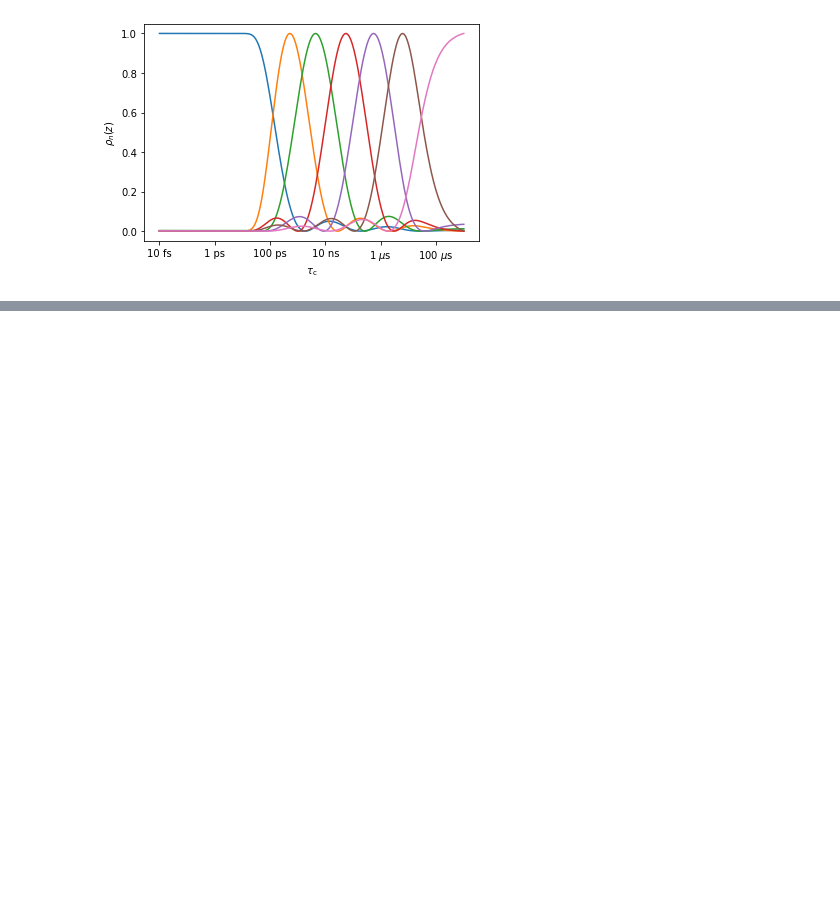
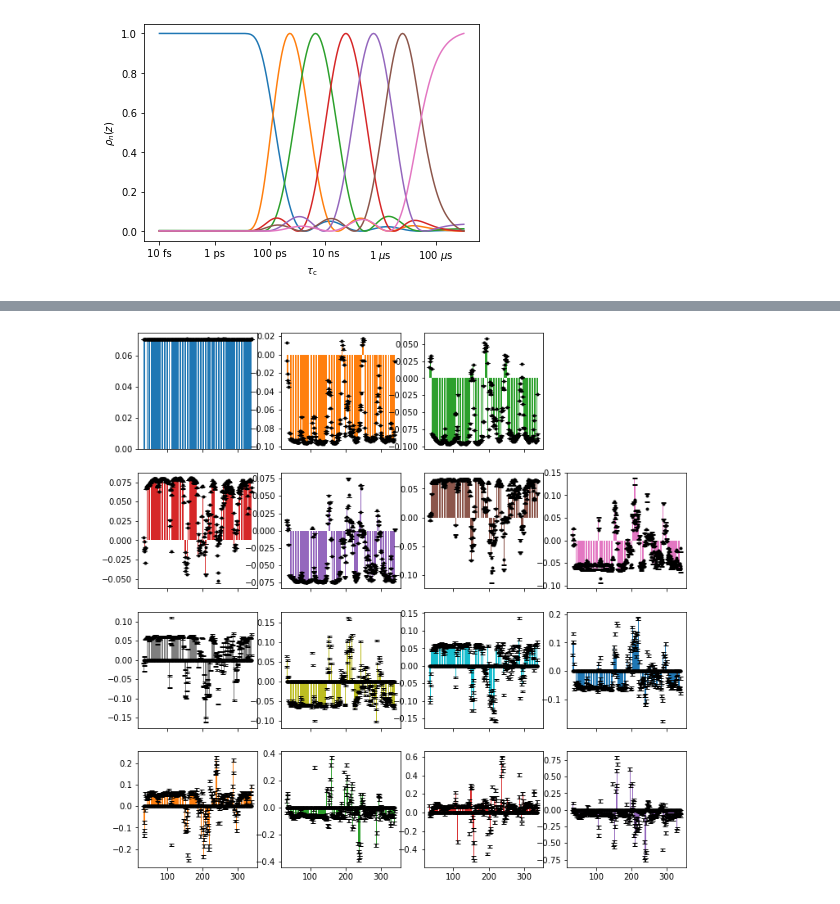
Before and after one commit to alsinmr/pyDR_tutorial, a Jupyter notebook: JupyterBook/_build/jupyter_execute/Ch5_pyDRstruct.ipynb, the cells around one changed output, grey strips where cells are left out. Drawn from its saved outputs; the diff is of its cells as text; code cells hidden in the pictures; blank space fills up the shorter version.

```diff
--- a/JupyterBook/_build/jupyter_execute/Ch5_pyDRstruct.ipynb
+++ b/JupyterBook/_build/jupyter_execute/Ch5_pyDRstruct.ipynb
@@ -158,0 +181,4 @@ Optimizing: |----------------------------------------| 1%
+# %%
+data.plot_fit()[0].figure.set_size_inches([12,12])
+# %% [output]
+[figure, added]
```
Also changed, not shown: parts of 48 cells of this notebook, 20 other files.
